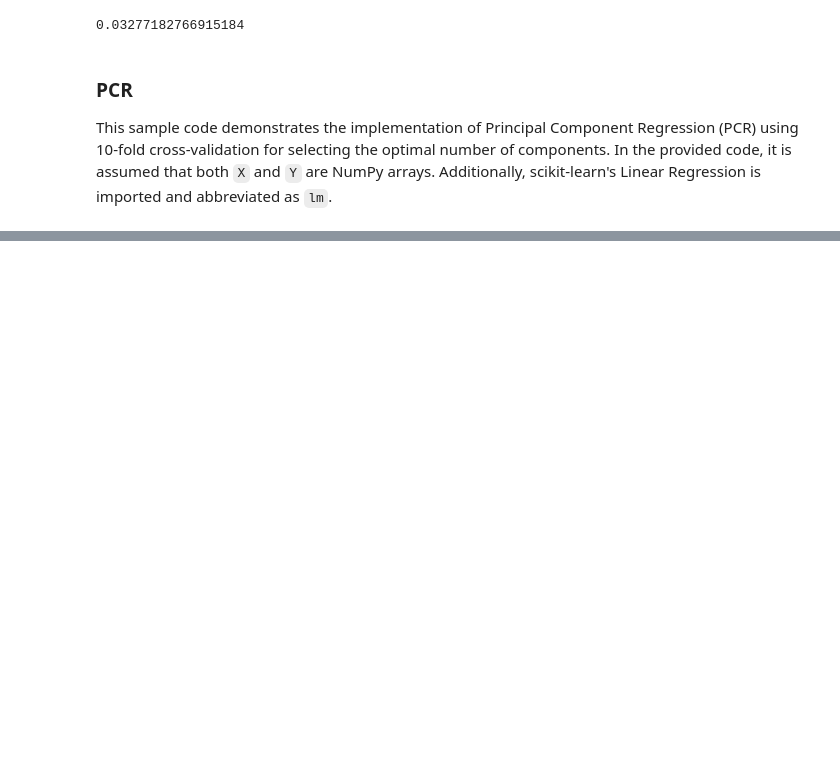
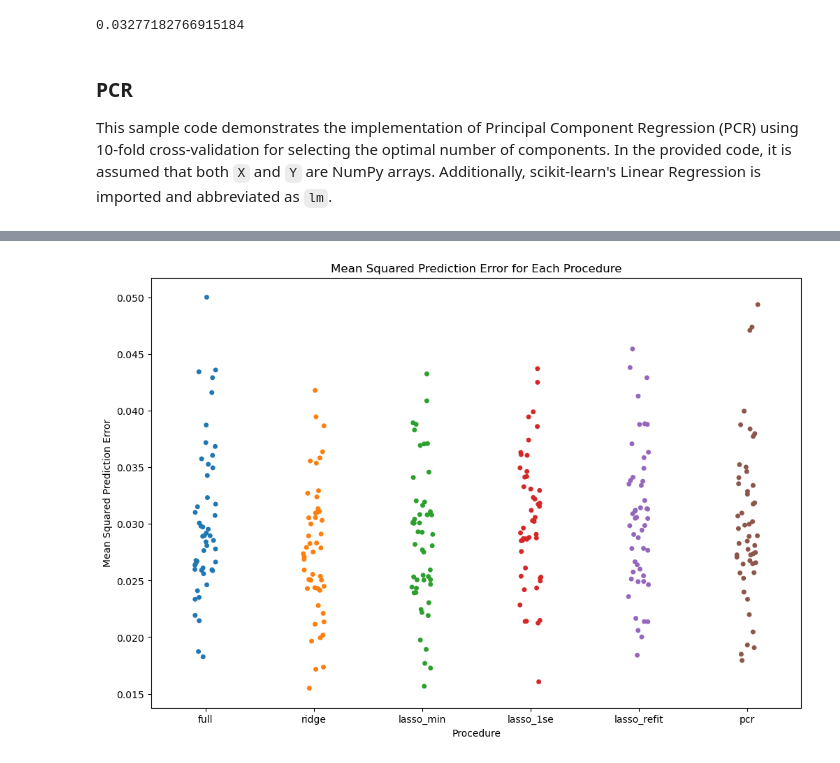
Before and after one commit to lycpaul/cs598-psl, a Jupyter notebook: code2/Assignment_2_1160_ycl7.ipynb, the cells around one changed output, grey strips where cells are left out. Drawn from its saved outputs; the diff is of its cells as text; code cells hidden in the pictures; blank space fills up the shorter version.

```diff
--- a/code2/Assignment_2_1160_ycl7.ipynb
+++ b/code2/Assignment_2_1160_ycl7.ipynb
@@ -267,7 +319,6 @@ mean_squared_error(Y_test, lasso_model_min.predict(X_test))
 # %%
-lasso_model_1se = make_pipeline(StandardScaler(with_mean=True, with_std=True),
-                                Lasso(alpha = alpha_1se, max_iter=10000))
-lasso_model_1se.fit(X_train, Y_train)
-mean_squared_error(Y_test, lasso_model_1se.predict(X_test))
+lasso_model_1se = Lasso(alpha = alpha_1se, max_iter=10000)
+lasso_model_1se.fit(X_train_std, Y_train)
+mean_squared_error(Y_test, lasso_model_1se.predict(X_test_std))
 # %% [output]
 0.03540496747975392
@@ -274,5 +327,5 @@ mean_squared_error(Y_test, lasso_model_1se.predict(X_test))
 # %%
-nonzero_indices = np.where(lasso_model_1se.named_steps['lasso'].coef_ != 0)[0]
+nonzero_indices = np.where(lasso_model_1se.coef_ != 0)[0]
 lm_refit = lm()
 lm_refit.fit(X_train.iloc[:, nonzero_indices], Y_train)
 mean_squared_error(Y_test, lm_refit.predict(X_test.iloc[:, nonzero_indices]))
@@ -297,8 +350,9 @@ class PCR(object):
         cv_err = np.zeros(ncomp)
 
         for ifold in range(self.folds):
-            train_inds =  np.delete(index_sets, obj=ifold, axis=0).ravel()
-            test_inds = index_sets[ifold]
+            # train_inds =  np.delete(index_sets, obj=ifold, axis=0).ravel()
+            train_inds = np.concatenate(index_sets[:ifold] + index_sets[ifold+1:]).astype(int)
+            test_inds = index_sets[ifold].astype(int)
 
             X_train = X[train_inds, :]
             pipeline = Pipeline([('scaling', StandardScaler()), ('pca', PCA())])
@@ -311,7 +365,7 @@ class PCR(object):
 
             for k in np.arange(ncomp):
                 preds = X_test[:, :k] @ coefs.T[:k] + b0
-                cv_err[k] += cv_err[k] + np.sum((Y[test_inds]-preds)**2)
+                cv_err[k] += np.sum((Y[test_inds]-preds)**2)
 
         min_ind = np.argmin(cv_err)
         self.ncomp = min_ind+1
@@ -328,0 +410,16 @@ mean_squared_error(Y_test, pcr.predict(X_test.to_numpy()))
+# %%
+# Load the data
+url = "dataset/Coding2_Data1.csv"
+myData = pd.read_csv(url)
+Y = myData['Y']
+X = myData.drop(['Y'], axis = 1)
+
+# Record the MSPE (Mean Squared Prediction Error) for each procedure
+mspe = {
+    'full': [],
+    'ridge': [],
+    'lasso_min': [],
+    'lasso_1se': [],
+    'lasso_refit': [],
+    'pcr': []
+}
@@ -328,0 +508,13 @@ mean_squared_error(Y_test, pcr.predict(X_test.to_numpy()))
+# %%
+# summarize your findings on the MSPE using a strip chart and overlaying boxplot
+import seaborn as sns
+
+plt.figure(figsize=(12, 8))
+sns.stripplot(data=mspe)
+
+plt.xlabel('Procedure')
+plt.ylabel('Mean Squared Prediction Error')
+plt.title('Mean Squared Prediction Error for Each Procedure')
+plt.show()
+# %% [output]
+[figure, added]
```
Also changed, not shown: parts of 21 cells of this notebook, 3 other files.
